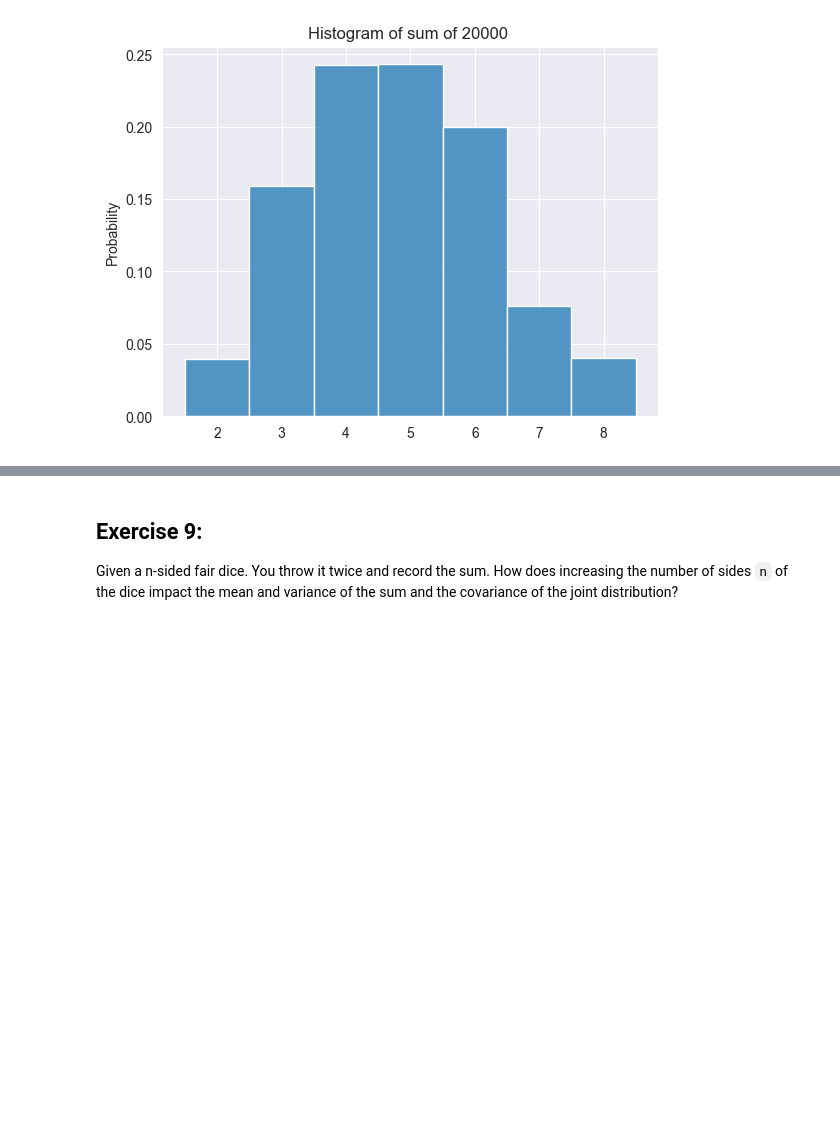
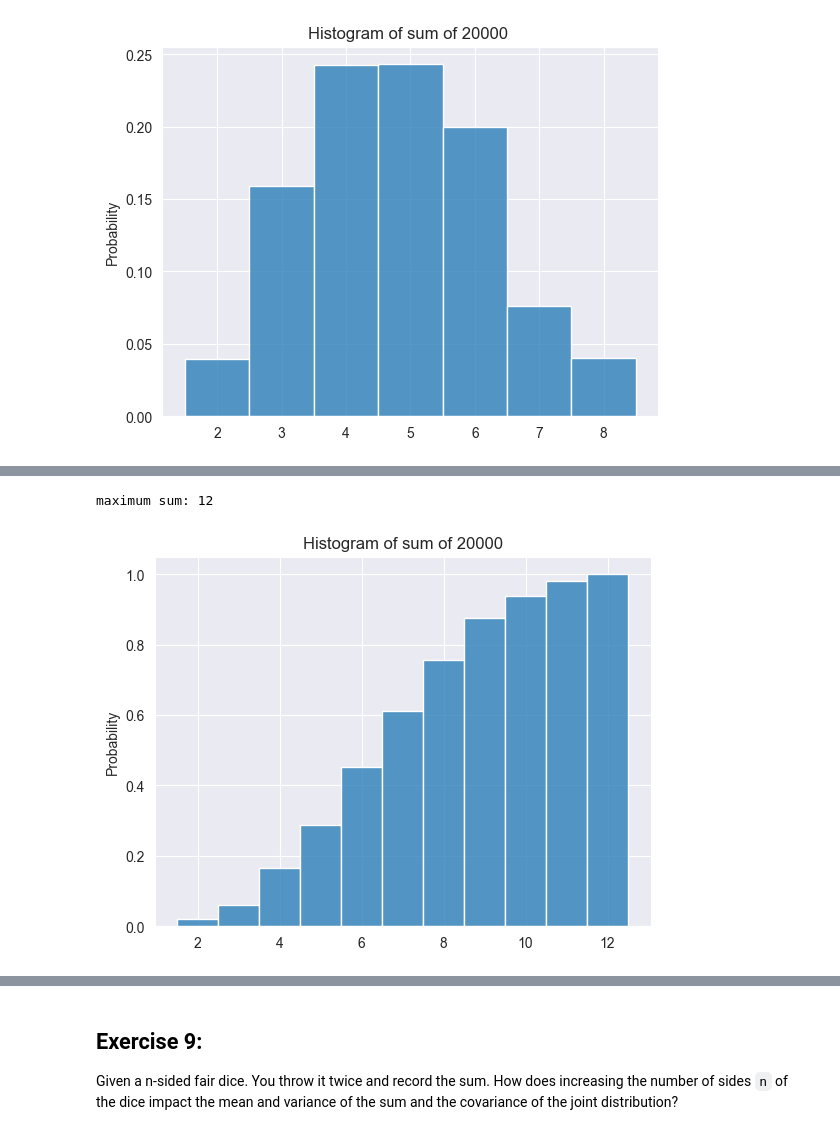
Before and after one commit to Abdoelabassi/Statistics_for_ML, a Jupyter notebook: week2/C3_W2_Assignment.ipynb, the cells around one changed output, grey strips where cells are left out. Cells and saved outputs as stored; diff of their text form; code cells hidden in the pictures; blank space fills up the shorter version.

Commit message:
loaded dice and mean/variance change w/ number of sides inceasing

```diff
--- a/week2/C3_W2_Assignment.ipynb
+++ b/week2/C3_W2_Assignment.ipynb
@@ -225,6 +226,20 @@ Hints:
 - The probability of side 3 is equal to $\frac{2}{7}$
 # %%
 # You can use this cell for your calculations (not graded)
+prob_loaded_dice = load_dice(6, 3)
+dice = np.array([i for i in range(1,7)])
+n_rolls = 20000
+first_roll = np.array([np.random.choice(dice, p=prob_loaded_dice) for _ in range(n_rolls)])
+second_roll = np.array([np.random.choice(dice, p=prob_loaded_dice) for _ in range(n_rolls)])
+sum_of_rolls = first_roll + second_roll
+highest_value = max(sum_of_rolls)
+print(f"maximum sum: {highest_value}")
+sum_plot = sns.histplot(sum_of_rolls, stat="probability", discrete=True, cumulative=True)
+sum_plot.set_title(f"Histogram of sum of {n_rolls}")
+plt.show()
+# %% [output]
+maximum sum: 12
+[figure, added]
 # %%
 # Run this cell to submit your answer
 utils.exercise_6()
```
Also changed, not shown: parts of 12 cells of this notebook, 1 other file.
